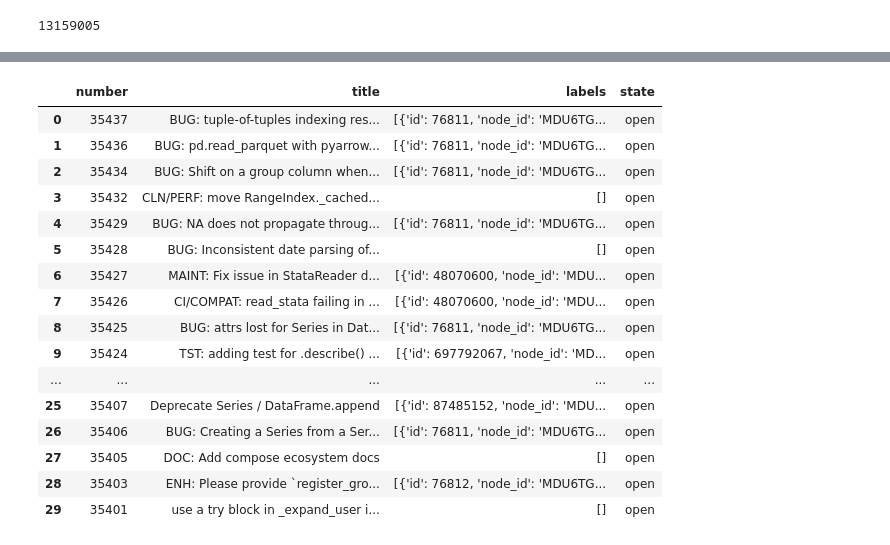
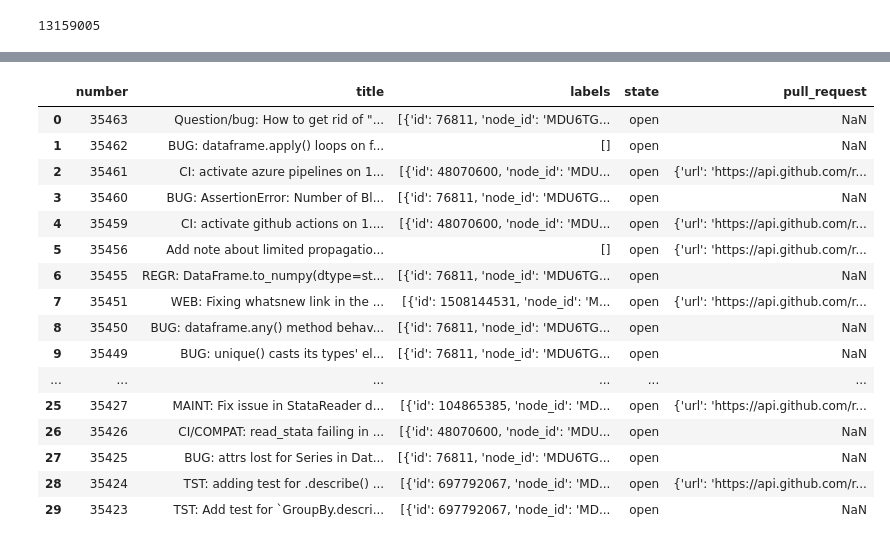
Before and after one commit to Parag18081994/Ghost, a Jupyter notebook: Python/Machine Learning iNeuron/18th_July_ML.ipynb, the cells around one changed output, grey strips where cells are left out. Drawn from its saved outputs; the diff is of its cells as text; code cells hidden in the pictures.

Commit message:
19th_July_ML_0.30
19th_July_ML_0.30 Asus machine
Topic covered-
1.Data manipulation

```diff
--- a/Python/Machine Learning iNeuron/18th_July_ML.ipynb
+++ b/Python/Machine Learning iNeuron/18th_July_ML.ipynb
@@ -388,21 +388,21 @@ l
 # %%
-issues=pd.DataFrame(data,columns=['number','title','labels','state'])
+issues=pd.DataFrame(data,columns=['number','title','labels','state','pull_request'])
 issues
 # %% [output]
-|  | number | title | labels | state |
-| 0 | 35437 | BUG: tuple-of-tuples indexing res... | [{'id': 76811, 'node_id': 'MDU6TG... | open |
-| 1 | 35436 | BUG: pd.read_parquet with pyarrow... | [{'id': 76811, 'node_id': 'MDU6TG... | open |
-| 2 | 35434 | BUG: Shift on a group column when... | [{'id': 76811, 'node_id': 'MDU6TG... | open |
-| 3 | 35432 | CLN/PERF: move RangeIndex._cached... | [] | open |
-| 4 | 35429 | BUG: NA does not propagate throug... | [{'id': 76811, 'node_id': 'MDU6TG... | open |
-| 5 | 35428 | BUG: Inconsistent date parsing of... | [] | open |
-| 6 | 35427 | MAINT: Fix issue in StataReader d... | [{'id': 48070600, 'node_id': 'MDU... | open |
-| 7 | 35426 | CI/COMPAT: read_stata failing in ... | [{'id': 48070600, 'node_id': 'MDU... | open |
-| 8 | 35425 | BUG: attrs lost for Series in Dat... | [{'id': 76811, 'node_id': 'MDU6TG... | open |
-| 9 | 35424 | TST: adding test for .describe() ... | [{'id': 697792067, 'node_id': 'MD... | open |
-| ... | ... | ... | ... | ... |
-| 25 | 35407 | Deprecate Series / DataFrame.append | [{'id': 87485152, 'node_id': 'MDU... | open |
-| 26 | 35406 | BUG: Creating a Series from a Ser... | [{'id': 76811, 'node_id': 'MDU6TG... | open |
-| 27 | 35405 | DOC: Add compose ecosystem docs | [] | open |
-| 28 | 35403 | ENH: Please provide `register_gro... | [{'id': 76812, 'node_id': 'MDU6TG... | open |
-| 29 | 35401 | use a try block in _expand_user i... | [] | open |
+|  | number | title | labels | state | pull_request |
+| 0 | 35463 | Question/bug: How to get rid of "... | [{'id': 76811, 'node_id': 'MDU6TG... | open | NaN |
+| 1 | 35462 | BUG: dataframe.apply() loops on f... | [] | open | NaN |
+| 2 | 35461 | CI: activate azure pipelines on 1... | [{'id': 48070600, 'node_id': 'MDU... | open | {'url': 'https://api.github.com/r... |
+| 3 | 35460 | BUG: AssertionError: Number of Bl... | [{'id': 76811, 'node_id': 'MDU6TG... | open | NaN |
+| 4 | 35459 | CI: activate github actions on 1.... | [{'id': 48070600, 'node_id': 'MDU... | open | {'url': 'https://api.github.com/r... |
+| 5 | 35456 | Add note about limited propagatio... | [] | open | {'url': 'https://api.github.com/r... |
+| 6 | 35455 | REGR: DataFrame.to_numpy(dtype=st... | [{'id': 76811, 'node_id': 'MDU6TG... | open | NaN |
+| 7 | 35451 | WEB: Fixing whatsnew link in the ... | [{'id': 1508144531, 'node_id': 'M... | open | {'url': 'https://api.github.com/r... |
+| 8 | 35450 | BUG: dataframe.any() method behav... | [{'id': 76811, 'node_id': 'MDU6TG... | open | NaN |
+| 9 | 35449 | BUG: unique() casts its types' el... | [{'id': 76811, 'node_id': 'MDU6TG... | open | NaN |
+| ... | ... | ... | ... | ... | ... |
+| 25 | 35427 | MAINT: Fix issue in StataReader d... | [{'id': 104865385, 'node_id': 'MD... | open | {'url': 'https://api.github.com/r... |
+| 26 | 35426 | CI/COMPAT: read_stata failing in ... | [{'id': 48070600, 'node_id': 'MDU... | open | NaN |
+| 27 | 35425 | BUG: attrs lost for Series in Dat... | [{'id': 76811, 'node_id': 'MDU6TG... | open | NaN |
+| 28 | 35424 | TST: adding test for .describe() ... | [{'id': 697792067, 'node_id': 'MD... | open | {'url': 'https://api.github.com/r... |
+| 29 | 35423 | TST: Add test for `GroupBy.descri... | [{'id': 697792067, 'node_id': 'MD... | open | NaN |
```
Also changed, not shown: parts of 8 cells of this notebook, 1 other file.
